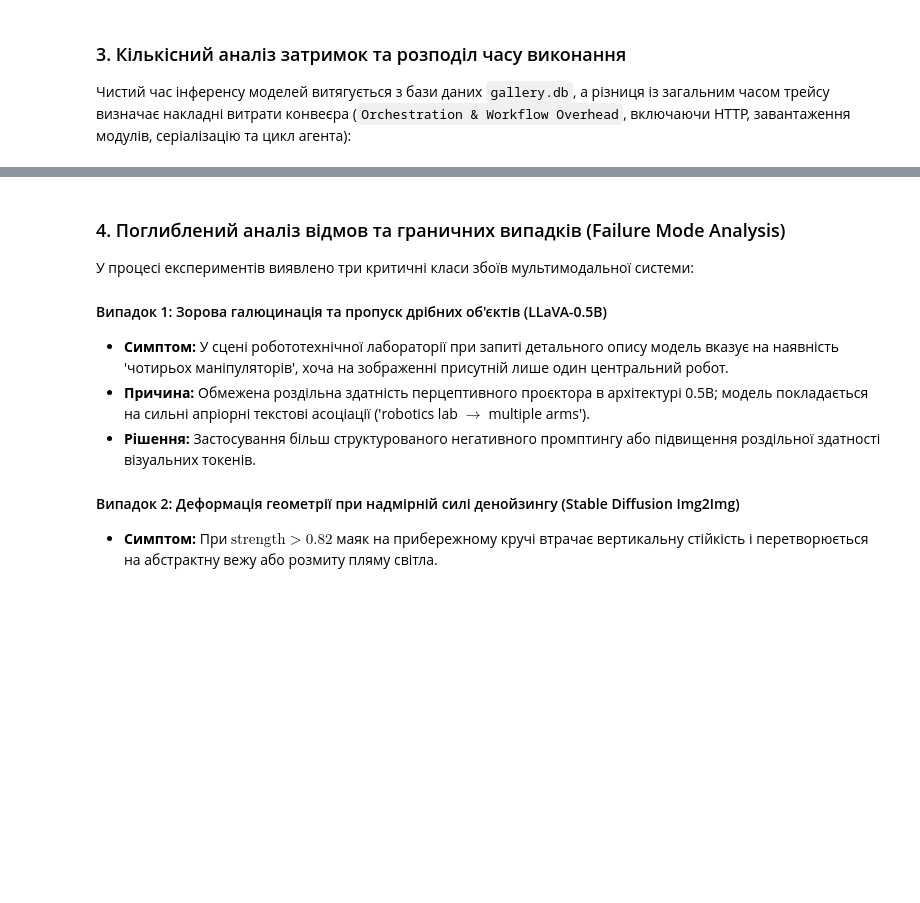
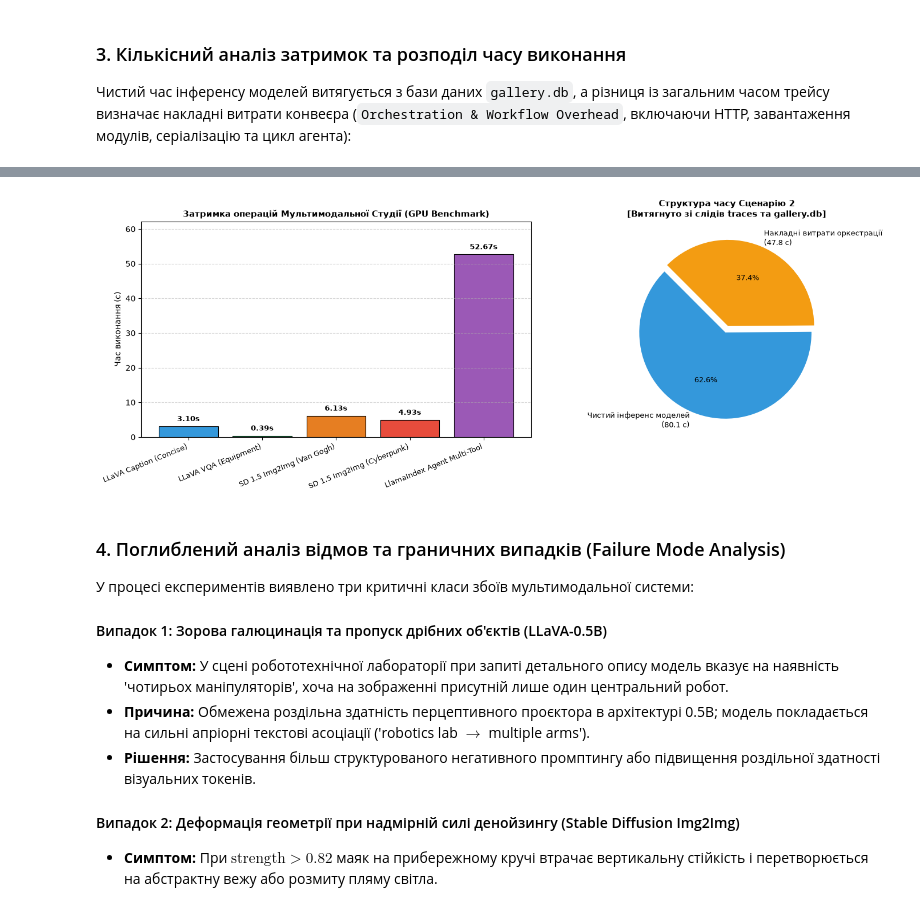
Before and after one commit to Eclipse-XS/Neural-Network-Labs-Max, a Jupyter notebook: lab7_multimodal_studio/notebooks/03_evaluation_and_analysis.ipynb, the cells around one changed output, grey strips where cells are left out. Saved outputs shown, nothing was run; the diff lists cells and outputs as text; code cells hidden in the pictures; blank space fills up the shorter version.

```diff
--- a/lab7_multimodal_studio/notebooks/03_evaluation_and_analysis.ipynb
+++ b/lab7_multimodal_studio/notebooks/03_evaluation_and_analysis.ipynb
@@ -316,3 +286,75 @@ plt.show()
+# %%
+bench_csv = LAB_DIR / 'outputs' / 'tables' / 'studio_model_benchmarks.csv'
+df_b = pd.read_csv(bench_csv)
+
+fig, (ax1, ax2) = plt.subplots(1, 2, figsize=(15.0, 5.4))
+
+# 1. Графік затримок окремих завдань із запасом по Y під текстові мітки
+bars = ax1.bar(
+    range(len(df_b['task'])),
+    df_b['latency_sec'],
+    color=['#3498db', '#2ecc71', '#e67e22', '#e74c3c', '#9b59b6'],
+    edgecolor='black',
+    linewidth=0.8,
+)
+ax1.set_ylabel('Час виконання (с)', fontsize=10)
+ax1.set_title('Затримка операцій Мультимодальної Студії (GPU Benchmark)', fontsize=11, fontweight='bold')
+ax1.set_xticks(range(len(df_b['task'])))
+ax1.set_xticklabels(df_b['task'], rotation=22, ha='right', fontsize=9)
+ax1.set_ylim(0, float(df_b['latency_sec'].max()) * 1.18)
+ax1.grid(True, axis='y', linestyle='--', alpha=0.5)
+for bar in bars:
+    yval = bar.get_height()
+    ax1.text(bar.get_x() + bar.get_width() / 2.0, yval + 1.0, f'{yval:.2f}s', ha='center', va='bottom', fontsize=9, fontweight='bold')
+
+# 2. Структура часу Сценарію 2 із переносом підписів, щоб виключити обрізання на полях
+tr2_path = LAB_DIR / 'outputs' / 'traces' / 'scenario_02_cross_component_synthesis.json'
+db_path = LAB_DIR / 'outputs' / 'gallery' / 'gallery.db'
+
+if tr2_path.exists() and db_path.exists():
+    with open(tr2_path, 'r', encoding='utf-8') as f:
+        tr2 = json.load(f)
+    total_time = tr2.get('latency_sec')
+
+    conn = sqlite3.connect(db_path)
+    cur = conn.cursor()
+    cur.execute("SELECT latency_sec FROM studio_records WHERE id IN ('vqa_20261111_141234_183', 'transformation_20261111_141411_158')")
+    model_latencies = [r[0] for r in cur.fetchall()]
+    conn.close()
+
+    if len(model_latencies) == 2 and total_time is not None:
+        pure_model_inference_time = sum(model_latencies)
+        orchestration_overhead_time = max(0.0, total_time - pure_model_inference_time)
+        labels = [
+            f'Чистий інференс моделей\n({pure_model_inference_time:.1f} с)',
+            f'Накладні витрати оркестрації\n({orchestration_overhead_time:.1f} с)',
+        ]
+        shares = [pure_model_inference_time, orchestration_overhead_time]
+    else:
+        labels = ['Вимірювання недоступне\n(NOT_MEASURED)']
+        shares = [1.0]
+else:
+    labels = ['Вимірювання недоступне\n(NOT_MEASURED)']
+    shares = [1.0]
+
+if shares != [1.0]:
+    ax2.pie(
+        shares,
+        labels=labels,
+        autopct='%1.1f%%',
+        colors=['#3498db', '#f39c12'],
+        startangle=135,
+        explode=(0.04, 0.04),
+        textprops={'fontsize': 9.2},
+    )
+    ax2.set_title('Структура часу Сценарію 2\n[Витягнуто зі слідів traces та gallery.db]', fontsize=11, fontweight='bold')
+else:
+    ax2.text(0.5, 0.5, 'Дані вимірювань недоступні (NOT_MEASURED)', ha='center', va='center')
+
+plt.tight_layout()
+plt.show()
+# %% [output]
+[figure, added]
 # %% [markdown]
 ### 4. Поглиблений аналіз відмов та граничних випадків (Failure Mode Analysis)
 
```
Also changed, not shown: parts of 7 cells of this notebook, 10 other files.
